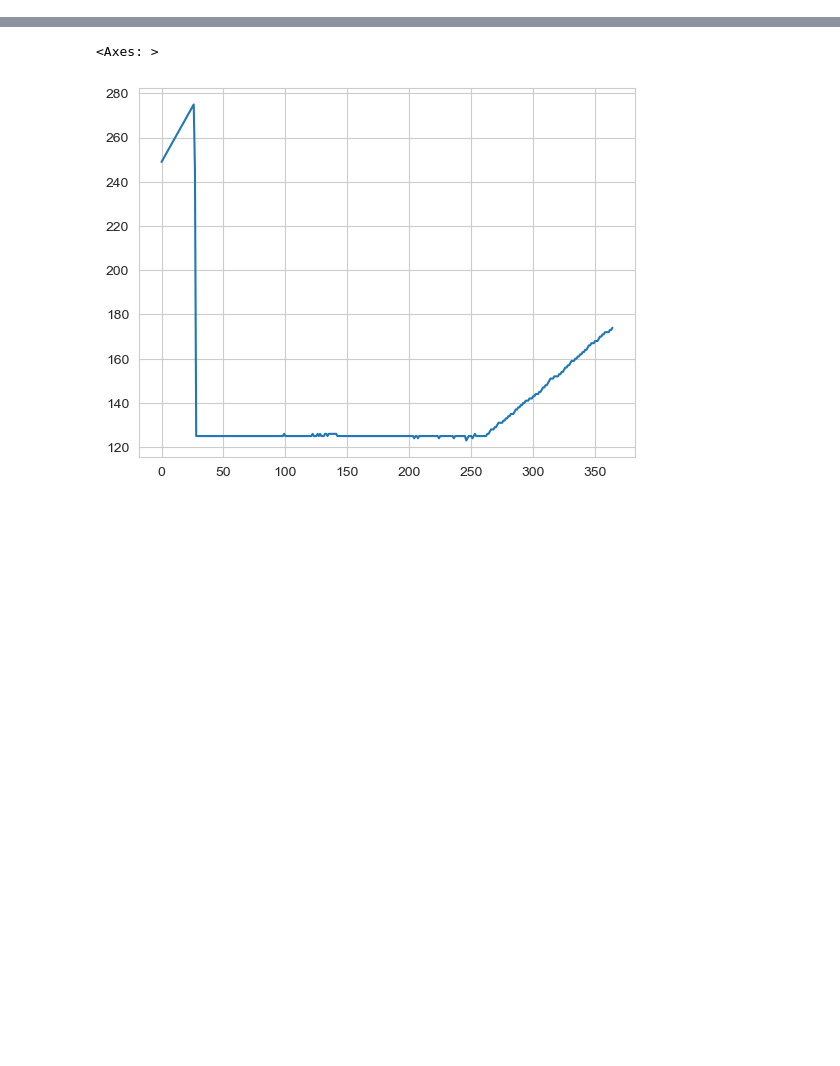
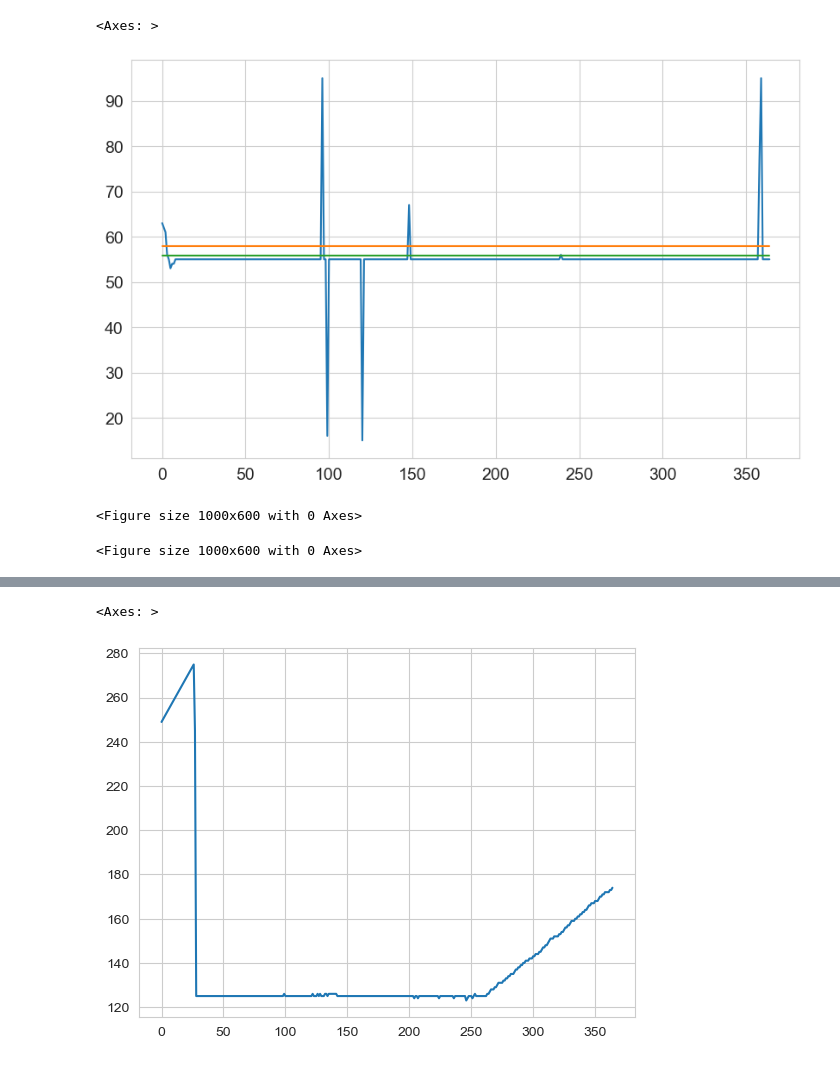
Before and after one commit to Somerset-NHS-FT-DS-Improvement/wait_list_simulation, a Jupyter notebook: example_op_processing.ipynb, the cells around one changed output, grey strips where cells are left out. Saved outputs shown, nothing was run; the diff lists cells and outputs as text; code cells hidden in the pictures; blank space fills up the shorter version.

```diff
--- a/example_op_processing.ipynb
+++ b/example_op_processing.ipynb
@@ -57,0 +144,3 @@ metrics = results[1].graph.nodes["Simulate"]["capacity"].metrics.metrics
+# %%
+# The number of patients are generated at the start of the simulation and then extracted within the code via this command, so we can reconstruct the number of patients generated per day.
+num_generated_patients = [len(sim.patient_generator.generate_new_patients(i)) for i in range(365)]
@@ -57,0 +165,15 @@ metrics = results[1].graph.nodes["Simulate"]["capacity"].metrics.metrics
+# %%
+import numpy as np
+
+# TODO: Check why this looks weird!
+ax = plot_linegraph(num_generated_patients)
+
+# plot_linegraph(metrics["num_patients_seen"], "Simulation Days", "Number of patients", ax=ax)
+plot_linegraph([np.mean(metrics["num_patients_seen"])]*365, ax=ax)
+
+plot_linegraph([(np.array(metrics["num_patients_seen"]) - np.array(metrics["num_dnas"]) - np.array(metrics["num_cancellations"]) + np.array(metrics["num_discharged"])).mean()]*365, ax=ax)
+# %% [output]
+<Axes: >
+[figure, added]
+<Figure size 1000x600 with 0 Axes>
+<Figure size 1000x600 with 0 Axes>
```
Also changed, not shown: parts of 17 cells of this notebook, 2 other files.
